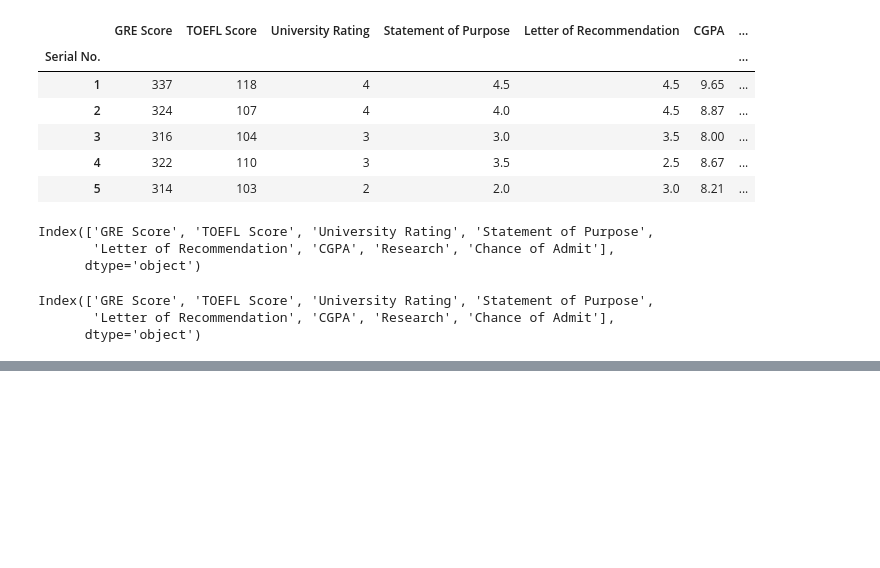
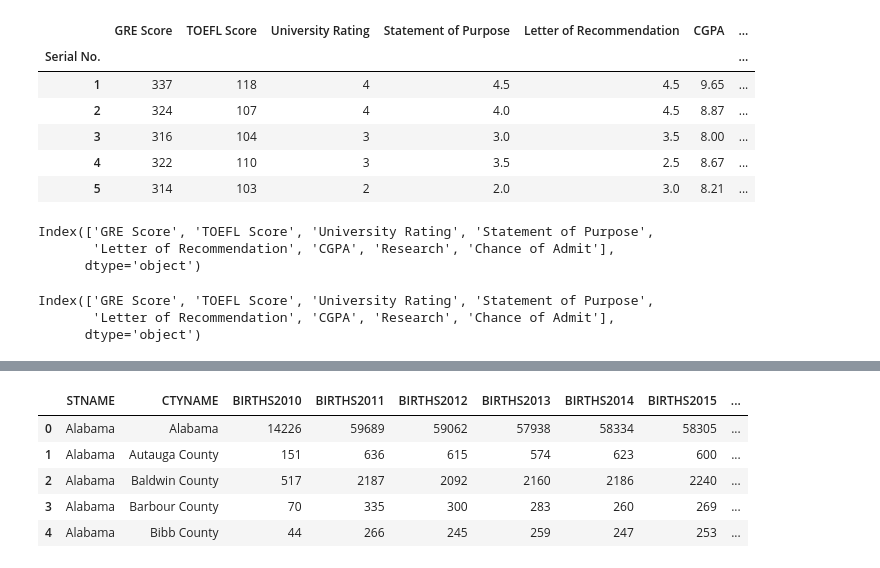
Before and after one commit to sparshjaincs/Data-Sciecne-Journey, a Jupyter notebook: Pandas/DataFrame Indexing and Loading.ipynb, the cells around one changed output, grey strips where cells are left out. Saved outputs shown, nothing was run; the diff lists cells and outputs as text; code cells hidden in the pictures; blank space fills up the shorter version.

```diff
--- a/Pandas/DataFrame Indexing and Loading.ipynb
+++ b/Pandas/DataFrame Indexing and Loading.ipynb
@@ -140,0 +254,10 @@ Index(['GRE Score', 'TOEFL Score', 'University Rating', 'Statement of Purpose',
+# %%
+df = df[required_columns]
+df.head()
+# %% [output]
+|  | STNAME | CTYNAME | BIRTHS2010 | BIRTHS2011 | BIRTHS2012 | BIRTHS2013 | BIRTHS2014 | BIRTHS2015 | ... |
+| 0 | Alabama | Alabama | 14226 | 59689 | 59062 | 57938 | 58334 | 58305 | ... |
+| 1 | Alabama | Autauga County | 151 | 636 | 615 | 574 | 623 | 600 | ... |
+| 2 | Alabama | Baldwin County | 517 | 2187 | 2092 | 2160 | 2186 | 2240 | ... |
+| 3 | Alabama | Barbour County | 70 | 335 | 300 | 283 | 260 | 269 | ... |
+| 4 | Alabama | Bibb County | 44 | 266 | 245 | 259 | 247 | 253 | ... |
```
Also changed, not shown: parts of 13 cells of this notebook, 1 other file.
